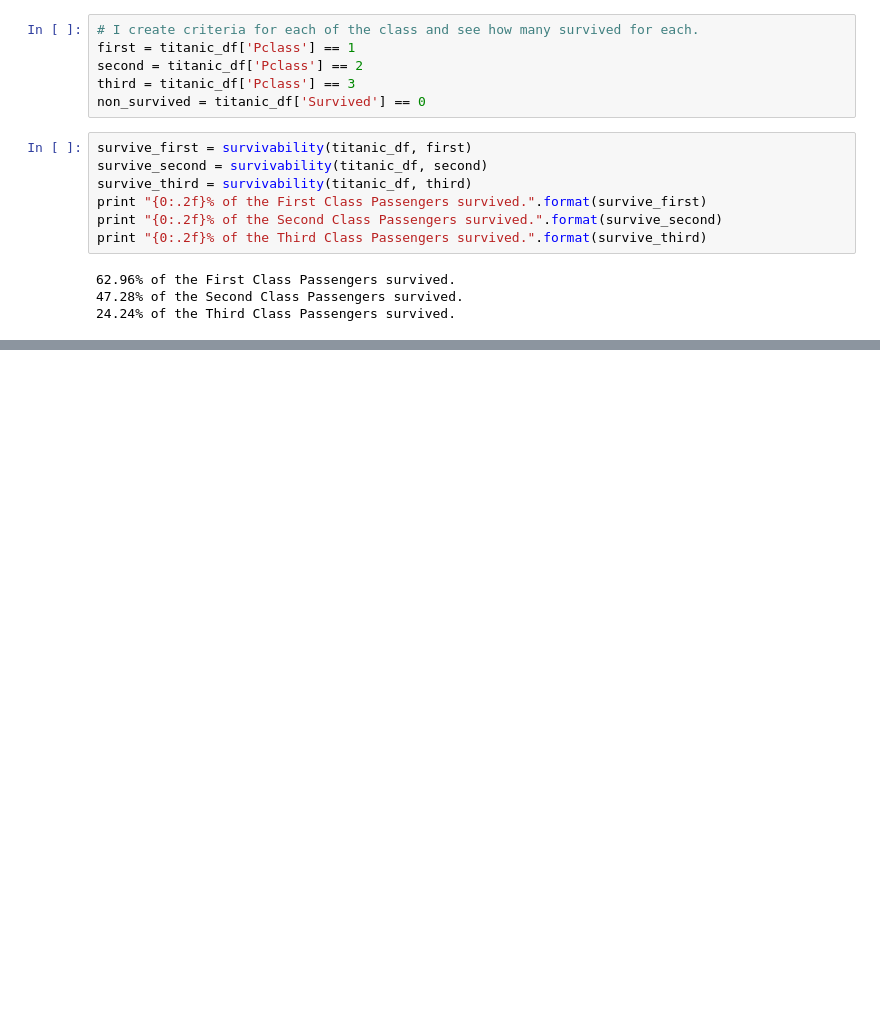
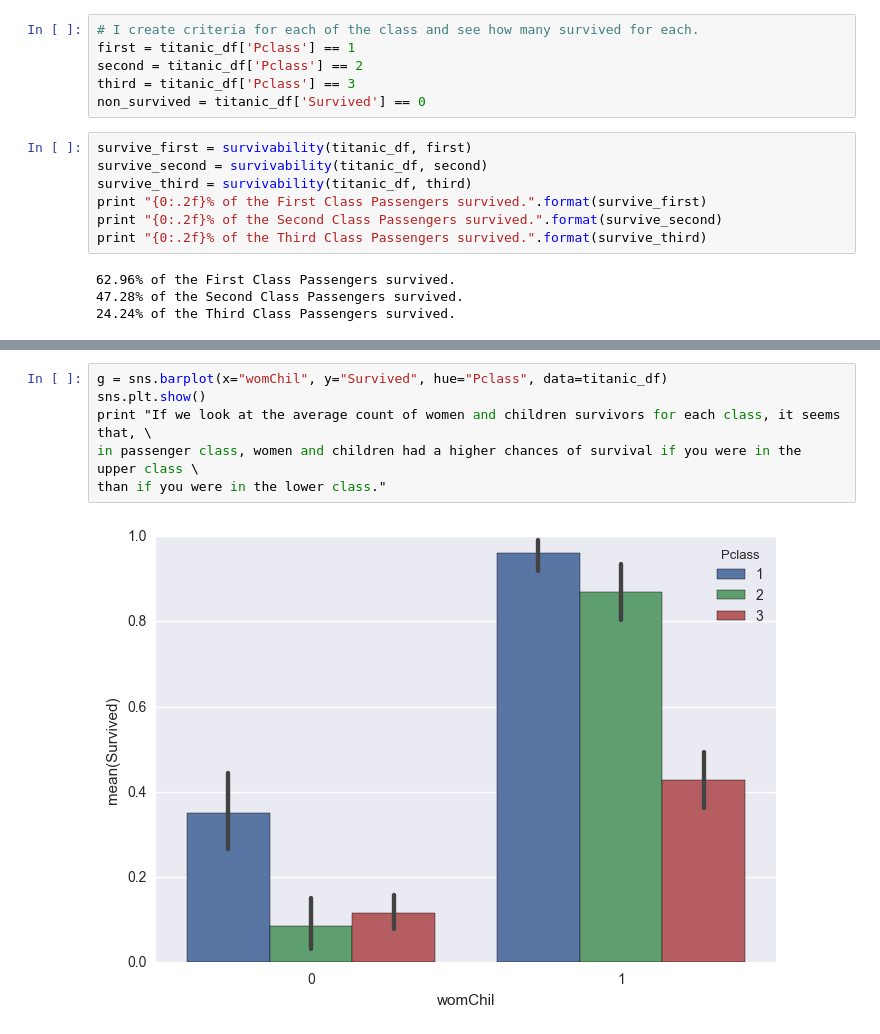
Before and after one commit to cmd-master/titanic, a Jupyter notebook: intro-data-proj-titanic.ipynb, the cells around one changed output, grey strips where cells are left out. Drawn from its saved outputs; the diff is of its cells as text; blank space fills up the shorter version.

```diff
--- a/intro-data-proj-titanic.ipynb
+++ b/intro-data-proj-titanic.ipynb
@@ -263,0 +280,8 @@ than if you were in 3rd Class, who only had a 62.96% chance of surviving.
+# %%
+g = sns.barplot(x="womChil", y="Survived", hue="Pclass", data=titanic_df)
+sns.plt.show()
+print "If we look at the average count of women and children survivors for each class, it seems that, \
+in passenger class, women and children had a higher chances of survival if you were in the upper class \
+than if you were in the lower class."
+# %% [output]
+[figure, added]
```
Also changed, not shown: parts of 5 cells of this notebook.
